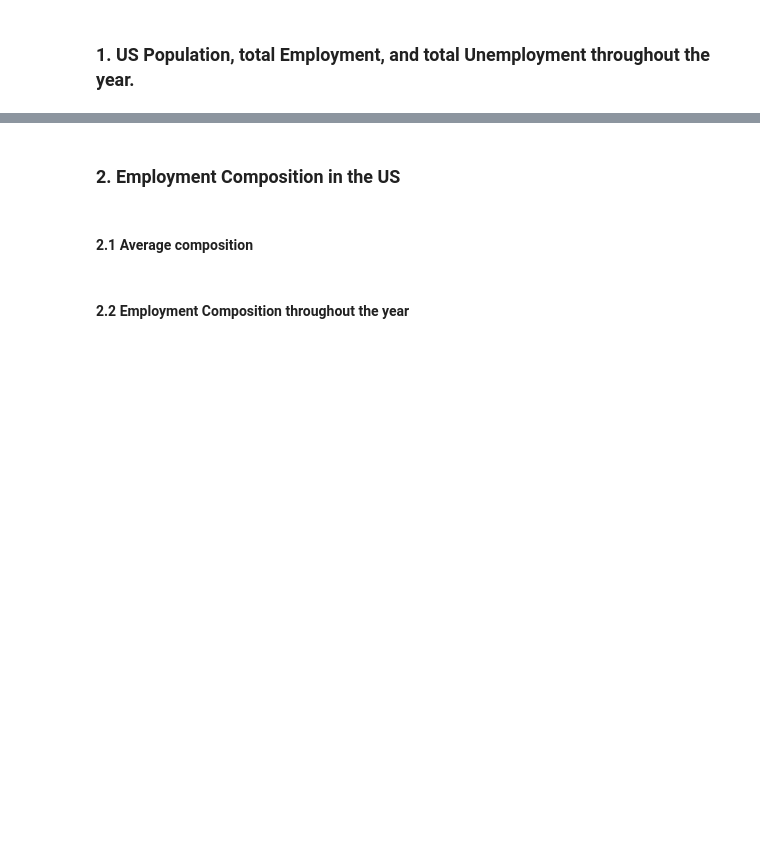
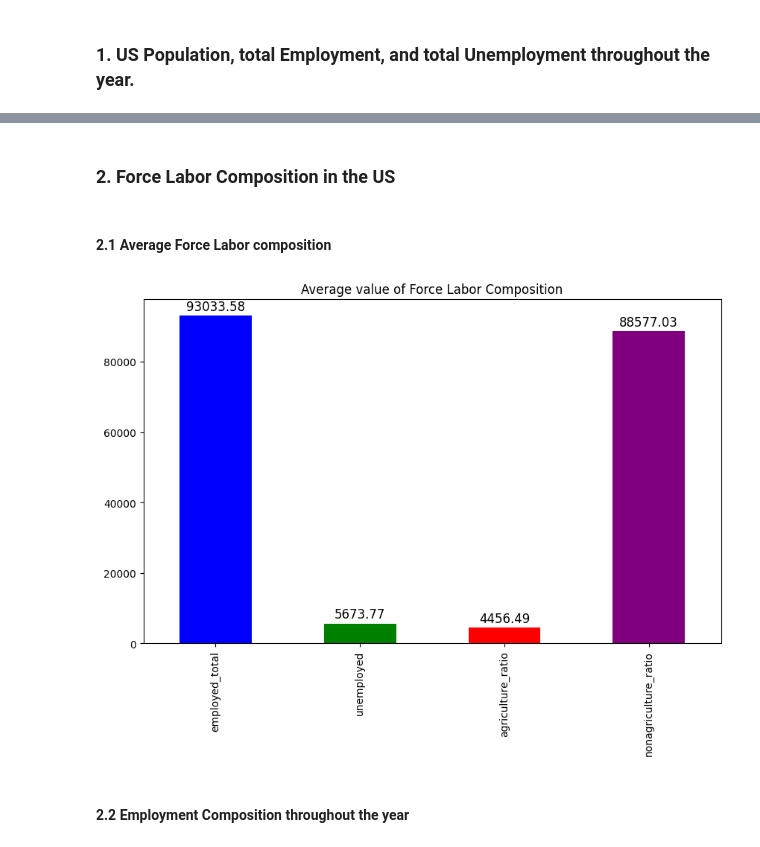
Before and after one commit to JinnOppa/Crime-Rate-LA, a Jupyter notebook: Analysis.ipynb, the cells around one changed output, grey strips where cells are left out. Cells and saved outputs as stored; diff of their text form; code cells hidden in the pictures; blank space fills up the shorter version.

```diff
--- a/Analysis.ipynb
+++ b/Analysis.ipynb
@@ -304,6 +312,20 @@ Text(0.5, 1.0, 'US Population, total Employment, and total Unemployment througho
 # %% [markdown]
-### 2. Employment Composition in the US
+### 2. Force Labor Composition in the US
 # %% [markdown]
-#### 2.1 Average composition
+#### 2.1 Average Force Labor composition
+# %%
+average_data = data.mean()
+
+ax = average_data[['employed_total', 'unemployed', 'agriculture_ratio', 'nonagriculture_ratio']].plot(kind='bar',
+figsize=(10, 6), color = ['blue', 'green', 'red', 'purple'])
+
+for p in ax.patches:
+    ax.annotate(f'{p.get_height():.2f}', (p.get_x() + p.get_width() / 2., p.get_height()),
+                ha='center', va='center', fontsize=12, color='black', xytext=(0, 9),
+                textcoords='offset points')
+plt.title('Average value of Force Labor Composition')
+plt.show()
+# %% [output]
+[figure, added]
 # %% [markdown]
 #### 2.2 Employment Composition throughout the year
```
Also changed, not shown: parts of 12 cells of this notebook.
